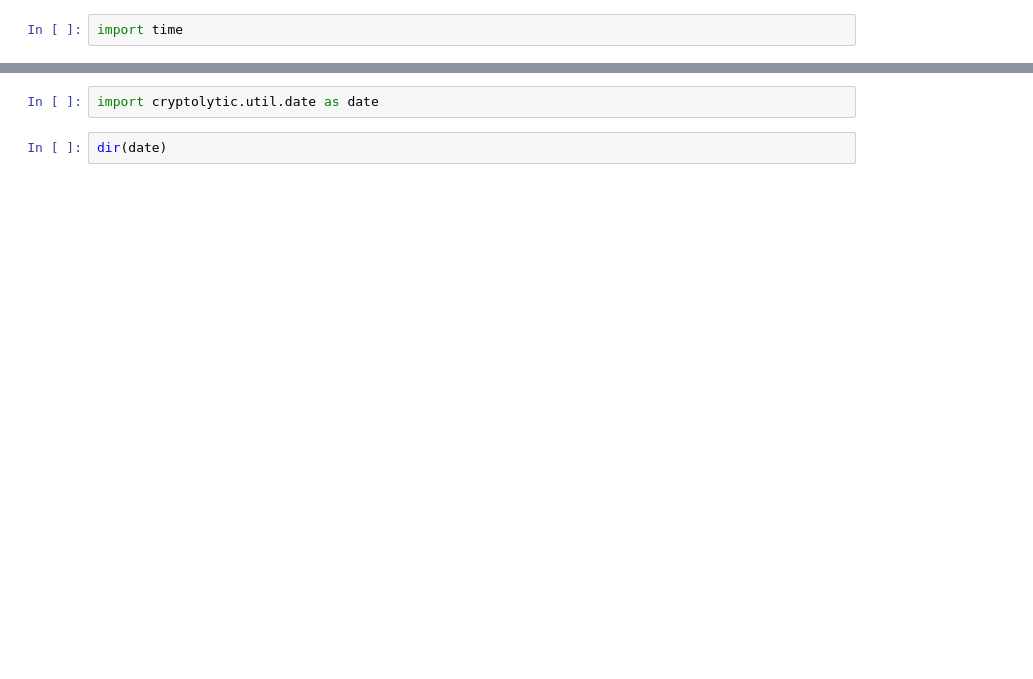
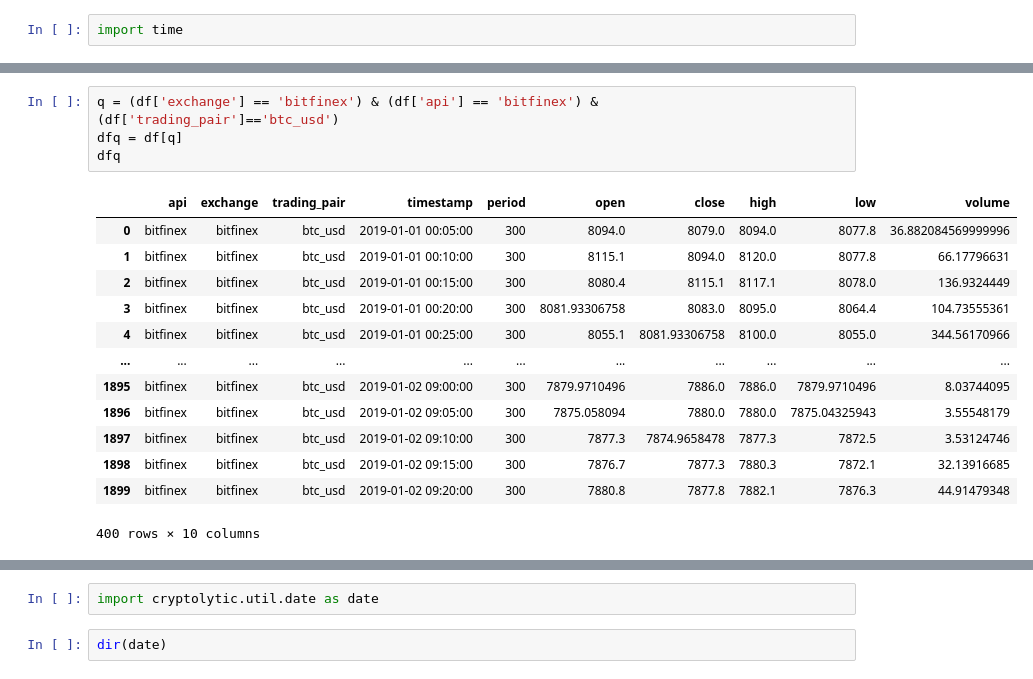
Before and after one commit to BloomTech-Labs/cryptolytic-ds, a Jupyter notebook: cryptolytic/notebooks/candle_data2.ipynb, the cells around one changed output, grey strips where cells are left out. Saved outputs shown, nothing was run; the diff lists cells and outputs as text; blank space fills up the shorter version.

```diff
--- a/cryptolytic/notebooks/candle_data2.ipynb
+++ b/cryptolytic/notebooks/candle_data2.ipynb
@@ -113,0 +77,18 @@ NameError: name 'df2' is not defined
+# %%
+q = (df['exchange'] == 'bitfinex') & (df['api'] == 'bitfinex') & (df['trading_pair']=='btc_usd')
+dfq = df[q]
+dfq
+# %% [output]
+|  | api | exchange | trading_pair | timestamp | period | open | close | high | low | volume |
+| 0 | bitfinex | bitfinex | btc_usd | 2019-01-01 00:05:00 | 300 | 8094.0 | 8079.0 | 8094.0 | 8077.8 | 36.882084569999996 |
+| 1 | bitfinex | bitfinex | btc_usd | 2019-01-01 00:10:00 | 300 | 8115.1 | 8094.0 | 8120.0 | 8077.8 | 66.17796631 |
+| 2 | bitfinex | bitfinex | btc_usd | 2019-01-01 00:15:00 | 300 | 8080.4 | 8115.1 | 8117.1 | 8078.0 | 136.9324449 |
+| 3 | bitfinex | bitfinex | btc_usd | 2019-01-01 00:20:00 | 300 | 8081.93306758 | 8083.0 | 8095.0 | 8064.4 | 104.73555361 |
+| 4 | bitfinex | bitfinex | btc_usd | 2019-01-01 00:25:00 | 300 | 8055.1 | 8081.93306758 | 8100.0 | 8055.0 | 344.56170966 |
+| ... | ... | ... | ... | ... | ... | ... | ... | ... | ... | ... |
+| 1895 | bitfinex | bitfinex | btc_usd | 2019-01-02 09:00:00 | 300 | 7879.9710496 | 7886.0 | 7886.0 | 7879.9710496 | 8.03744095 |
+| 1896 | bitfinex | bitfinex | btc_usd | 2019-01-02 09:05:00 | 300 | 7875.058094 | 7880.0 | 7880.0 | 7875.04325943 | 3.55548179 |
+| 1897 | bitfinex | bitfinex | btc_usd | 2019-01-02 09:10:00 | 300 | 7877.3 | 7874.9658478 | 7877.3 | 7872.5 | 3.53124746 |
+| 1898 | bitfinex | bitfinex | btc_usd | 2019-01-02 09:15:00 | 300 | 7876.7 | 7877.3 | 7880.3 | 7872.1 | 32.13916685 |
+| 1899 | bitfinex | bitfinex | btc_usd | 2019-01-02 09:20:00 | 300 | 7880.8 | 7877.8 | 7882.1 | 7876.3 | 44.91479348 |
+400 rows × 10 columns
```
Also changed, not shown: parts of 21 cells of this notebook, 4 other files.
